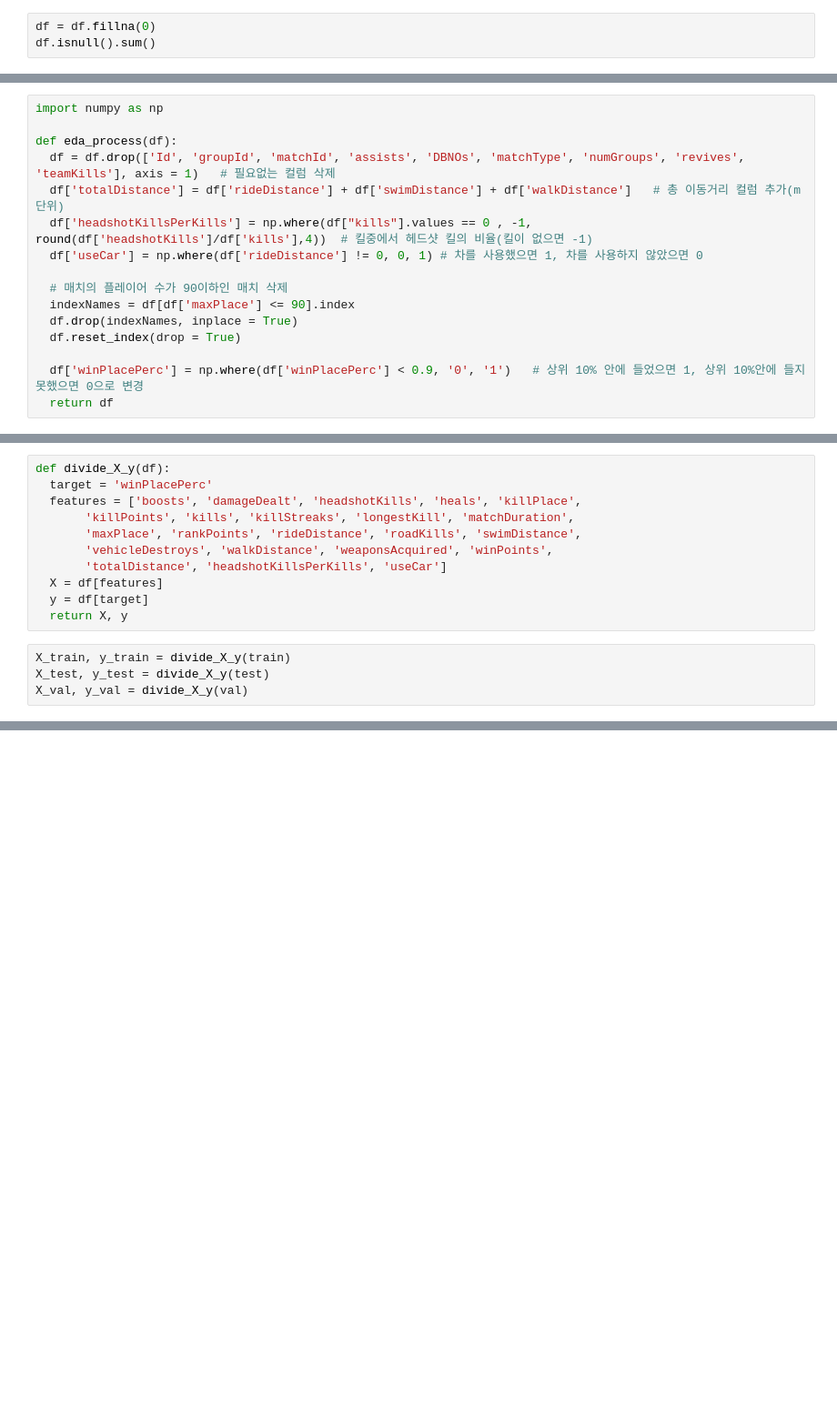
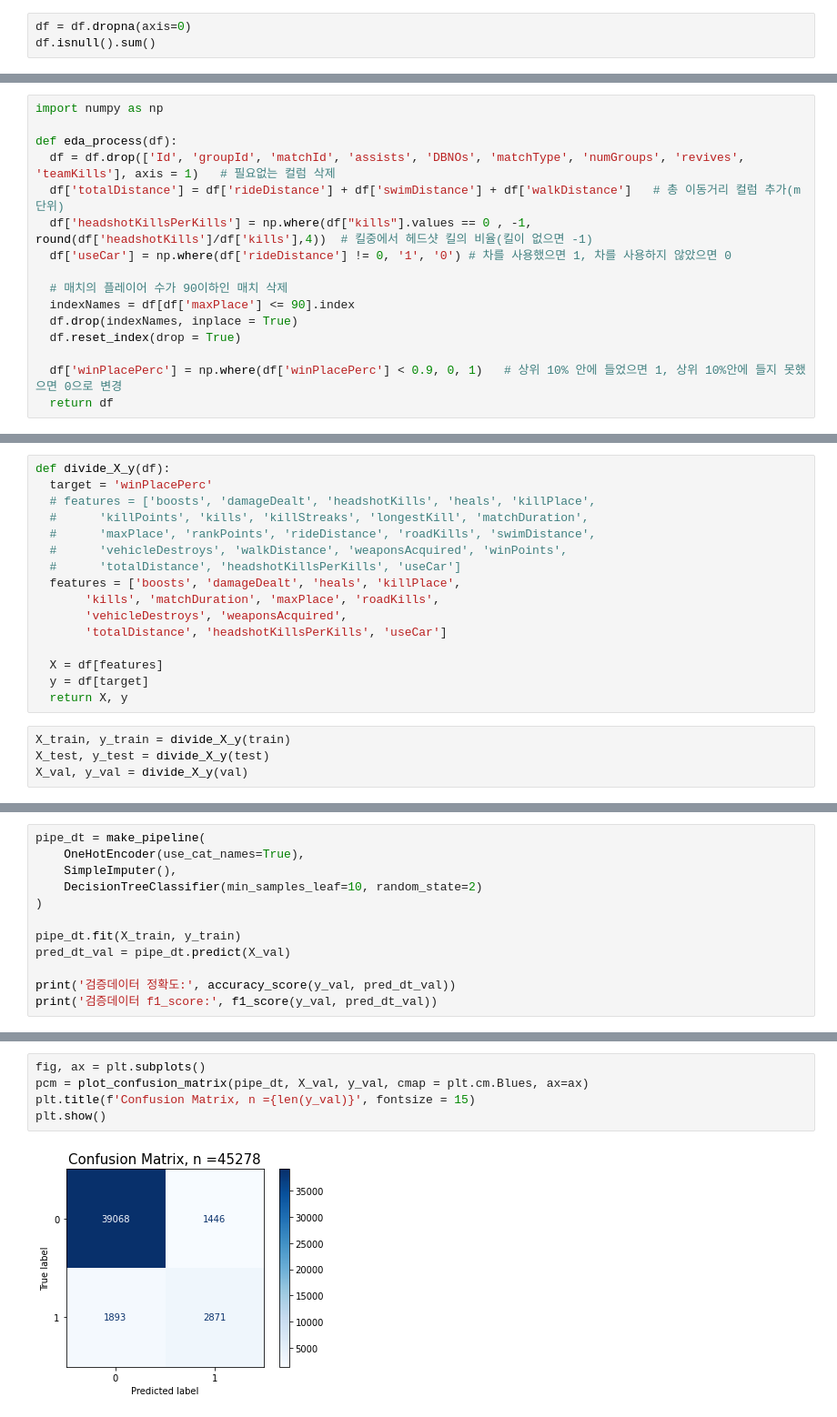
Before and after one commit to woorim99/AIB_12th_project, a Jupyter notebook: Section 2/Section2_AI_12_이우림.ipynb, the cells around one changed output, grey strips where cells are left out. Shown at 91% size. Drawn from its saved outputs; the diff is of its cells as text; blank space fills up the shorter version.

```diff
--- a/Section 2/Section2_AI_12_이우림.ipynb
+++ b/Section 2/Section2_AI_12_이우림.ipynb
@@ -47,7 +47,7 @@ df.duplicated().sum()
 # %% [output]
 0
 # %%
-df = df.fillna(0)
+df = df.dropna(axis=0)
 df.isnull().sum()
 # %% [output]
 Id                 0
@@ -190,14 +190,14 @@ def eda_process(df):
   df = df.drop(['Id', 'groupId', 'matchId', 'assists', 'DBNOs', 'matchType', 'numGroups', 'revives', 'teamKills'], axis = 1)   # 필요없는 컬럼 삭제
   df['totalDistance'] = df['rideDistance'] + df['swimDistance'] + df['walkDistance']   # 총 이동거리 컬럼 추가(m 단위)
   df['headshotKillsPerKills'] = np.where(df["kills"].values == 0 , -1, round(df['headshotKills']/df['kills'],4))  # 킬중에서 헤드샷 킬의 비율(킬이 없으면 -1)
-  df['useCar'] = np.where(df['rideDistance'] != 0, 0, 1) # 차를 사용했으면 1, 차를 사용하지 않았으면 0
+  df['useCar'] = np.where(df['rideDistance'] != 0, '1', '0') # 차를 사용했으면 1, 차를 사용하지 않았으면 0
 
   # 매치의 플레이어 수가 90이하인 매치 삭제
   indexNames = df[df['maxPlace'] <= 90].index
   df.drop(indexNames, inplace = True)
   df.reset_index(drop = True)
 
-  df['winPlacePerc'] = np.where(df['winPlacePerc'] < 0.9, '0', '1')   # 상위 10% 안에 들었으면 1, 상위 10%안에 들지 못했으면 0으로 변경
+  df['winPlacePerc'] = np.where(df['winPlacePerc'] < 0.9, 0, 1)   # 상위 10% 안에 들었으면 1, 상위 10%안에 들지 못했으면 0으로 변경
   return df
 # %%
 train = eda_process(train)
@@ -210,11 +210,16 @@ print(train.shape, test.shape, val.shape)
 # %%
 def divide_X_y(df):
   target = 'winPlacePerc'
-  features = ['boosts', 'damageDealt', 'headshotKills', 'heals', 'killPlace',
-       'killPoints', 'kills', 'killStreaks', 'longestKill', 'matchDuration',
-       'maxPlace', 'rankPoints', 'rideDistance', 'roadKills', 'swimDistance',
-       'vehicleDestroys', 'walkDistance', 'weaponsAcquired', 'winPoints',
+  # features = ['boosts', 'damageDealt', 'headshotKills', 'heals', 'killPlace',
+  #      'killPoints', 'kills', 'killStreaks', 'longestKill', 'matchDuration',
+  #      'maxPlace', 'rankPoints', 'rideDistance', 'roadKills', 'swimDistance',
+  #      'vehicleDestroys', 'walkDistance', 'weaponsAcquired', 'winPoints',
+  #      'totalDistance', 'headshotKillsPerKills', 'useCar']
+  features = ['boosts', 'damageDealt', 'heals', 'killPlace',
+       'kills', 'matchDuration', 'maxPlace', 'roadKills',
+       'vehicleDestroys', 'weaponsAcquired',
        'totalDistance', 'headshotKillsPerKills', 'useCar']
+
   X = df[features]
   y = df[target]
   return X, y
@@ -232,0 +281,12 @@ print(X_val.shape, y_val.shape)
+# %%
+pipe_dt = make_pipeline(
+    OneHotEncoder(use_cat_names=True),
+    SimpleImputer(),
+    DecisionTreeClassifier(min_samples_leaf=10, random_state=2)
+)
+
+pipe_dt.fit(X_train, y_train)
+pred_dt_val = pipe_dt.predict(X_val)
+
+print('검증데이터 정확도:', accuracy_score(y_val, pred_dt_val))
+print('검증데이터 f1_score:', f1_score(y_val, pred_dt_val))
@@ -232,0 +296,7 @@ print(X_val.shape, y_val.shape)
+# %%
+fig, ax = plt.subplots()
+pcm = plot_confusion_matrix(pipe_dt, X_val, y_val, cmap = plt.cm.Blues, ax=ax)
+plt.title(f'Confusion Matrix, n ={len(y_val)}', fontsize = 15)
+plt.show()
+# %% [output]
+[figure, added]
```
Also changed, not shown: parts of 22 cells of this notebook.
